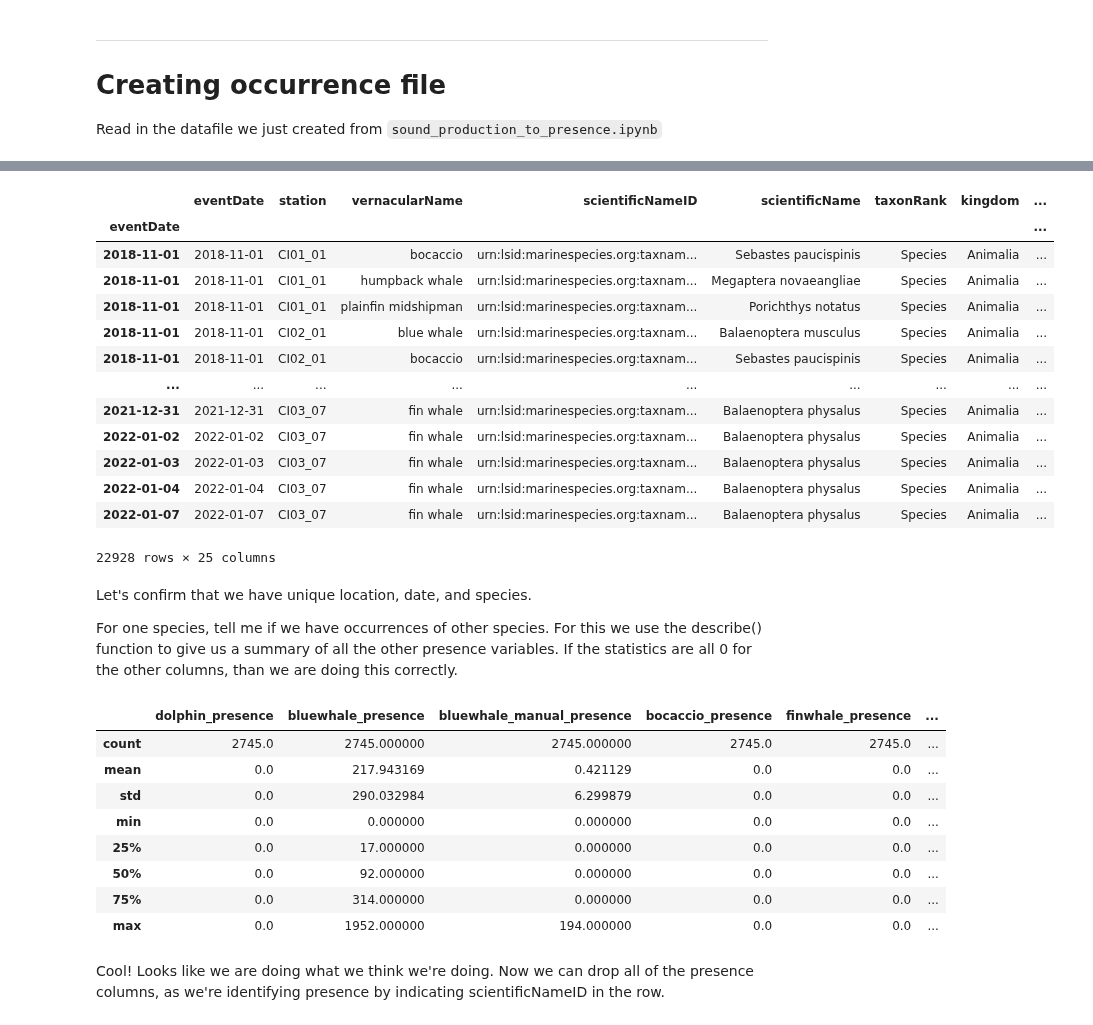
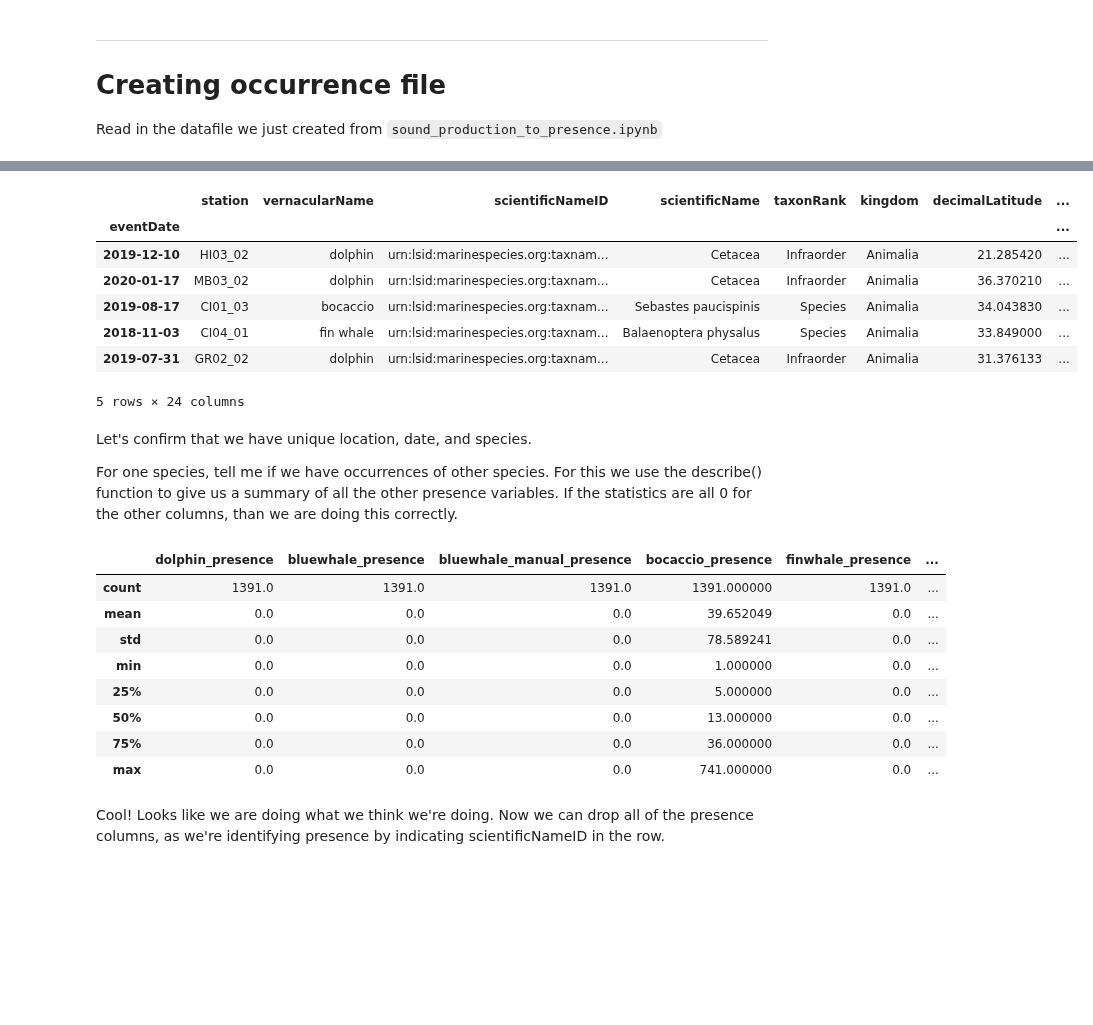
Before and after one commit to ioos/bio_data_guide, a Jupyter notebook: datasets/SanctSound/02_presence_to_occurrence.ipynb, the cells around one changed output, grey strips where cells are left out. Saved outputs shown, nothing was run; the diff lists cells and outputs as text; code cells hidden in the pictures; blank space fills up the shorter version.

```diff
--- a/datasets/SanctSound/02_presence_to_occurrence.ipynb
+++ b/datasets/SanctSound/02_presence_to_occurrence.ipynb
@@ -127,40 +65,36 @@ counts
 # %%
 counts['eventDate']=pd.to_datetime(counts['eventDate'])
 
-counts = counts.set_index(counts['eventDate'])
+counts.set_index(counts['eventDate'], inplace=True)
 
-counts
+counts.drop(columns=['eventDate'], inplace=True)
+
+counts.sample(n=5)
 # %% [output]
-|  | eventDate | station | vernacularName | scientificNameID | scientificName | taxonRank | kingdom | ... |
+|  | station | vernacularName | scientificNameID | scientificName | taxonRank | kingdom | decimalLatitude | ... |
 | eventDate |  |  |  |  |  |  |  | ... |
-| 2018-11-01 | 2018-11-01 | CI01_01 | bocaccio | urn:lsid:marinespecies.org:taxnam... | Sebastes paucispinis | Species | Animalia | ... |
-| 2018-11-01 | 2018-11-01 | CI01_01 | humpback whale | urn:lsid:marinespecies.org:taxnam... | Megaptera novaeangliae | Species | Animalia | ... |
-| 2018-11-01 | 2018-11-01 | CI01_01 | plainfin midshipman | urn:lsid:marinespecies.org:taxnam... | Porichthys notatus | Species | Animalia | ... |
-| 2018-11-01 | 2018-11-01 | CI02_01 | blue whale | urn:lsid:marinespecies.org:taxnam... | Balaenoptera musculus | Species | Animalia | ... |
-| 2018-11-01 | 2018-11-01 | CI02_01 | bocaccio | urn:lsid:marinespecies.org:taxnam... | Sebastes paucispinis | Species | Animalia | ... |
-| ... | ... | ... | ... | ... | ... | ... | ... | ... |
-| 2021-12-31 | 2021-12-31 | CI03_07 | fin whale | urn:lsid:marinespecies.org:taxnam... | Balaenoptera physalus | Species | Animalia | ... |
-| 2022-01-02 | 2022-01-02 | CI03_07 | fin whale | urn:lsid:marinespecies.org:taxnam... | Balaenoptera physalus | Species | Animalia | ... |
-| 2022-01-03 | 2022-01-03 | CI03_07 | fin whale | urn:lsid:marinespecies.org:taxnam... | Balaenoptera physalus | Species | Animalia | ... |
-| 2022-01-04 | 2022-01-04 | CI03_07 | fin whale | urn:lsid:marinespecies.org:taxnam... | Balaenoptera physalus | Species | Animalia | ... |
-| 2022-01-07 | 2022-01-07 | CI03_07 | fin whale | urn:lsid:marinespecies.org:taxnam... | Balaenoptera physalus | Species | Animalia | ... |
+| 2019-12-10 | HI03_02 | dolphin | urn:lsid:marinespecies.org:taxnam... | Cetacea | Infraorder | Animalia | 21.285420 | ... |
+| 2020-01-17 | MB03_02 | dolphin | urn:lsid:marinespecies.org:taxnam... | Cetacea | Infraorder | Animalia | 36.370210 | ... |
+| 2019-08-17 | CI01_03 | bocaccio | urn:lsid:marinespecies.org:taxnam... | Sebastes paucispinis | Species | Animalia | 34.043830 | ... |
+| 2018-11-03 | CI04_01 | fin whale | urn:lsid:marinespecies.org:taxnam... | Balaenoptera physalus | Species | Animalia | 33.849000 | ... |
+| 2019-07-31 | GR02_02 | dolphin | urn:lsid:marinespecies.org:taxnam... | Cetacea | Infraorder | Animalia | 31.376133 | ... |
-22928 rows × 25 columns
+5 rows × 24 columns
 # %% [markdown]
 Let's confirm that we have unique location, date, and species.
 
 For one species, tell me if we have occurrences of other species. For this we use the describe() function to give us a summary of all the other presence variables. If the statistics are all 0 for the other columns, than we are doing this correctly.
 # %%
-counts.loc[counts['scientificNameID']=='urn:lsid:marinespecies.org:taxname:137090',cols].describe()
+counts.loc[counts['scientificNameID']=='urn:lsid:marinespecies.org:taxname:274833',cols].describe()
 # %% [output]
 |  | dolphin_presence | bluewhale_presence | bluewhale_manual_presence | bocaccio_presence | finwhale_presence | ... |
-| count | 2745.0 | 2745.000000 | 2745.000000 | 2745.0 | 2745.0 | ... |
-| mean | 0.0 | 217.943169 | 0.421129 | 0.0 | 0.0 | ... |
-| std | 0.0 | 290.032984 | 6.299879 | 0.0 | 0.0 | ... |
-| min | 0.0 | 0.000000 | 0.000000 | 0.0 | 0.0 | ... |
-| 25% | 0.0 | 17.000000 | 0.000000 | 0.0 | 0.0 | ... |
-| 50% | 0.0 | 92.000000 | 0.000000 | 0.0 | 0.0 | ... |
-| 75% | 0.0 | 314.000000 | 0.000000 | 0.0 | 0.0 | ... |
-| max | 0.0 | 1952.000000 | 194.000000 | 0.0 | 0.0 | ... |
+| count | 1391.0 | 1391.0 | 1391.0 | 1391.000000 | 1391.0 | ... |
+| mean | 0.0 | 0.0 | 0.0 | 39.652049 | 0.0 | ... |
+| std | 0.0 | 0.0 | 0.0 | 78.589241 | 0.0 | ... |
+| min | 0.0 | 0.0 | 0.0 | 1.000000 | 0.0 | ... |
+| 25% | 0.0 | 0.0 | 0.0 | 5.000000 | 0.0 | ... |
+| 50% | 0.0 | 0.0 | 0.0 | 13.000000 | 0.0 | ... |
+| 75% | 0.0 | 0.0 | 0.0 | 36.000000 | 0.0 | ... |
+| max | 0.0 | 0.0 | 0.0 | 741.000000 | 0.0 | ... |
 # %% [markdown]
 Cool! Looks like we are doing what we think we're doing. Now we can drop all of the presence columns, as we're identifying presence by indicating scientificNameID in the row.
 # %%
```
Also changed, not shown: parts of 16 cells of this notebook, 7 other files.
